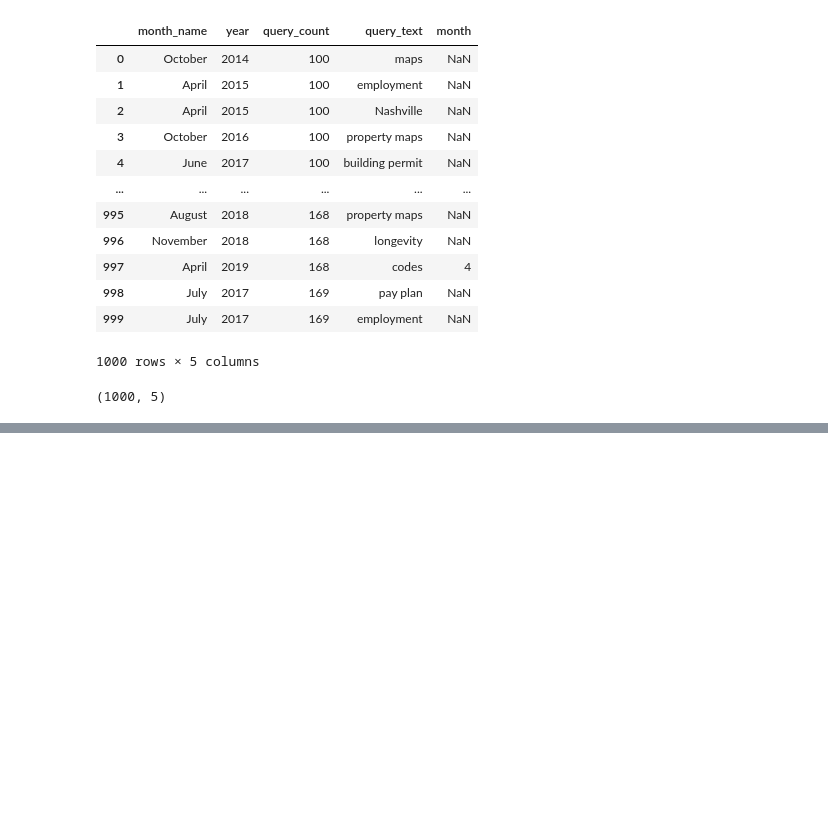
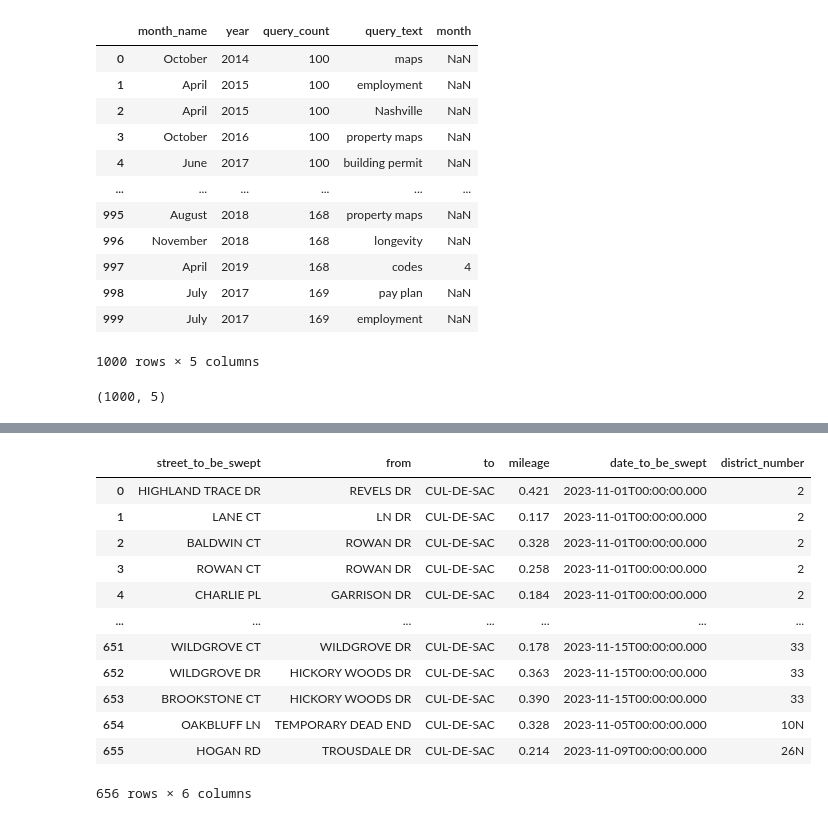
Before and after one commit to NSS-Full-Time-Data-Analytics-11/api-project-rileyhigg, a Jupyter notebook: API Project.ipynb, the cells around one changed output, grey strips where cells are left out. Cells and saved outputs as stored; diff of their text form; code cells hidden in the pictures; blank space fills up the shorter version.

```diff
--- a/API Project.ipynb
+++ b/API Project.ipynb
@@ -169,0 +284,6 @@ month100.shape
+# %%
+url = 'https://data.nashville.gov/resource/p9iq-sxk3.json'
+params = {"to":"CUL-DE-SAC"}
+
+response0 = requests.get(url, params = params)
+response0.json()
@@ -169,0 +308,17 @@ month100.shape
+# %%
+culdesacs = pd.DataFrame(response0.json())
+culdesacs
+# %% [output]
+|  | street_to_be_swept | from | to | mileage | date_to_be_swept | district_number |
+| 0 | HIGHLAND TRACE DR | REVELS DR | CUL-DE-SAC | 0.421 | 2023-11-01T00:00:00.000 | 2 |
+| 1 | LANE CT | LN DR | CUL-DE-SAC | 0.117 | 2023-11-01T00:00:00.000 | 2 |
+| 2 | BALDWIN CT | ROWAN DR | CUL-DE-SAC | 0.328 | 2023-11-01T00:00:00.000 | 2 |
+| 3 | ROWAN CT | ROWAN DR | CUL-DE-SAC | 0.258 | 2023-11-01T00:00:00.000 | 2 |
+| 4 | CHARLIE PL | GARRISON DR | CUL-DE-SAC | 0.184 | 2023-11-01T00:00:00.000 | 2 |
+| ... | ... | ... | ... | ... | ... | ... |
+| 651 | WILDGROVE CT | WILDGROVE DR | CUL-DE-SAC | 0.178 | 2023-11-15T00:00:00.000 | 33 |
+| 652 | WILDGROVE DR | HICKORY WOODS DR | CUL-DE-SAC | 0.363 | 2023-11-15T00:00:00.000 | 33 |
+| 653 | BROOKSTONE CT | HICKORY WOODS DR | CUL-DE-SAC | 0.390 | 2023-11-15T00:00:00.000 | 33 |
+| 654 | OAKBLUFF LN | TEMPORARY DEAD END | CUL-DE-SAC | 0.328 | 2023-11-05T00:00:00.000 | 10N |
+| 655 | HOGAN RD | TROUSDALE DR | CUL-DE-SAC | 0.214 | 2023-11-09T00:00:00.000 | 26N |
+656 rows × 6 columns
```
Also changed, not shown: parts of 13 cells of this notebook.
